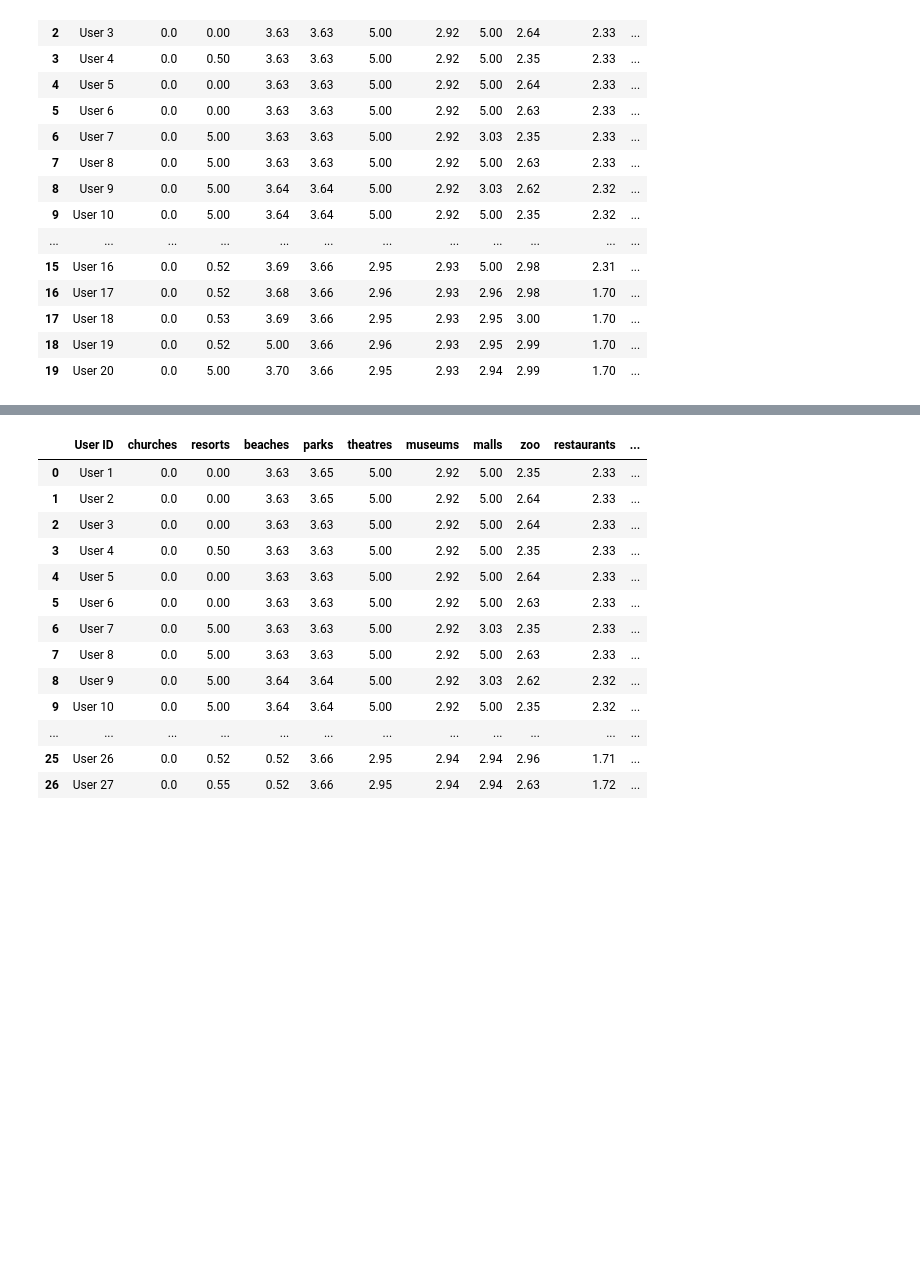
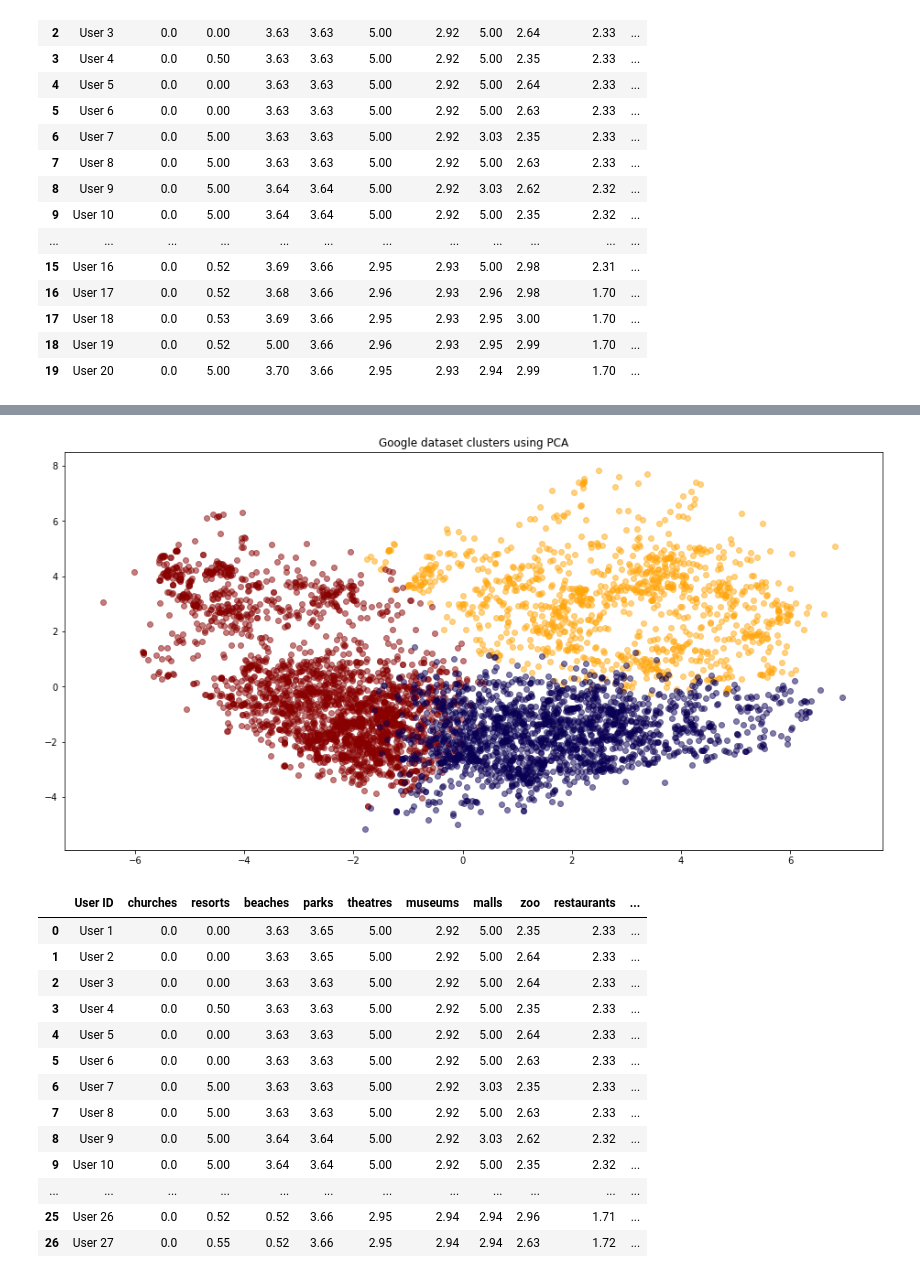
Before and after one commit to fay-xiao/springboard, a Jupyter notebook: recommendationwithbothgoogleNtripadvisorusingkmeancluster.ipynb, the cells around one changed output, grey strips where cells are left out. Cells and saved outputs as stored; diff of their text form; code cells hidden in the pictures; blank space fills up the shorter version.

```diff
--- a/recommendationwithbothgoogleNtripadvisorusingkmeancluster.ipynb
+++ b/recommendationwithbothgoogleNtripadvisorusingkmeancluster.ipynb
@@ -225 +239,23 @@ plt.show()
+# %%
+kmeans = KMeans(n_clusters=3, init='k-means++', random_state=42) # set clusters = 3
+kmeans.fit(google_data1) # run model
+clusterNames = kmeans.labels_
+X = google_data1
+y = clusterNames
+target_names = [0,1,2]
+pca = PCA(n_components=2) # reduce dimesions of the data using PCA and LDA
+X_r = pca.fit(X).transform(X)
+lda = LinearDiscriminantAnalysis(n_components=2)
+X_r2 = lda.fit(X, y).transform(X)
+
+plt.figure(figsize=(16,8))
+colors = ['#ffa60a', '#880000', '#0a0054',]
+for color, i, target_name in zip(colors, range(0,4), target_names): # plot clusters
+    plt.scatter(X_r[y == i, 0], X_r[y == i, 1], color=color, alpha=.5,
+                label=target_name)
+
+plt.title('Google dataset clusters using PCA')
+plt.show()
+# %% [output]
+[figure, added]
 # %%
```
Also changed, not shown: parts of 6 cells of this notebook.
